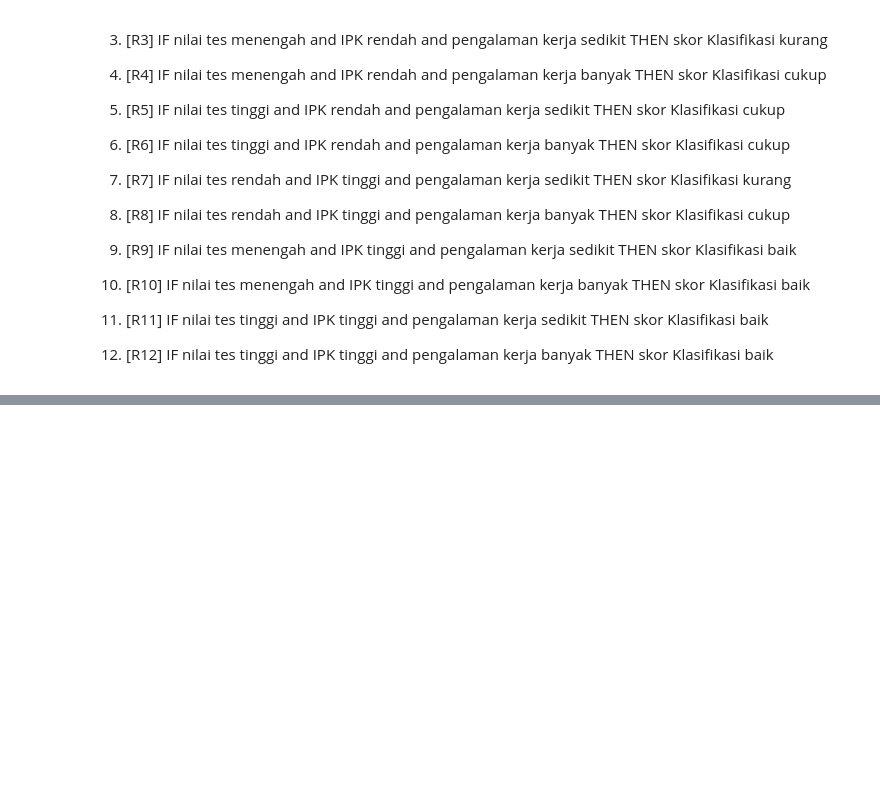
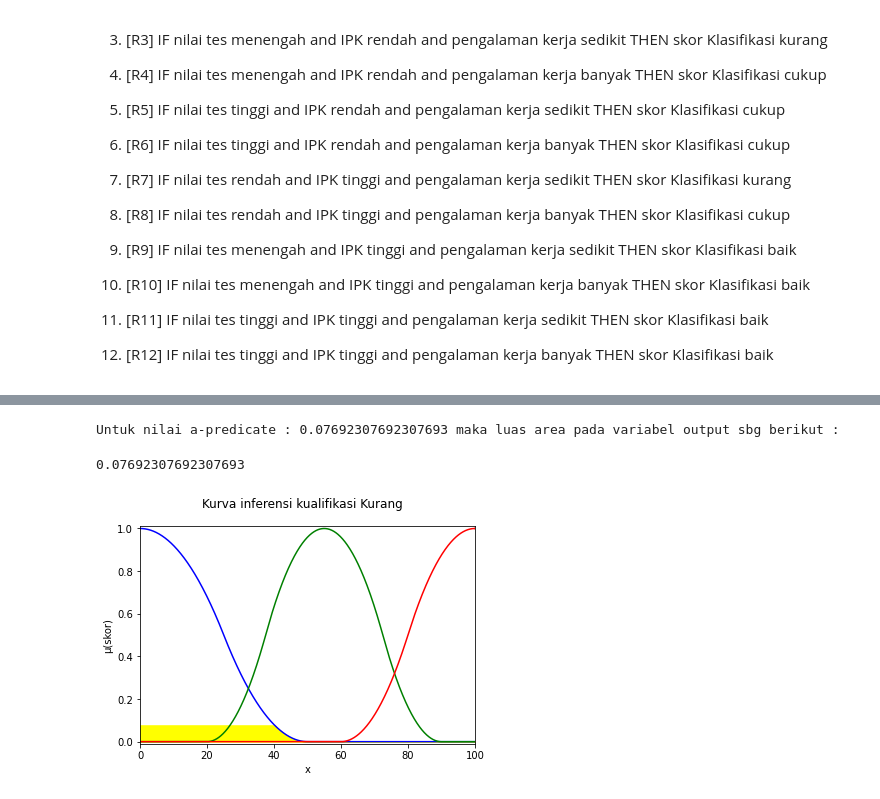
Before and after one commit to ImamSyabana/aplikasi-Fuzzy-Inference-System, a Jupyter notebook: bismillahFIS.ipynb, the cells around one changed output, grey strips where cells are left out. Cells and saved outputs as stored; diff of their text form; code cells hidden in the pictures; blank space fills up the shorter version.

```diff
--- a/bismillahFIS.ipynb
+++ b/bismillahFIS.ipynb
@@ -1615,0 +1302,35 @@ def komposisiMAXkurang():
+# %%
+def alphapredicatekurang3():
+  global clipkualifikasiKurang3
+  #[R3] IF nilai tes menengah and IPK rendah and pengalaman kerja sedikit THEN skor Klasifikasi kurang
+  alphapredicatekurang3 = min(μNilaiMENENGAH , μipkRendah, μpengalamanSedikit )
+  apredicateKurang.append(alphapredicatekurang3)
+  print("Untuk nilai a-predicate : {ap} maka luas area pada variabel output sbg berikut :".format(ap = alphapredicatekurang3))
+  plt.plot(sbX_kualifikasiKurang,sbY_kualifikasiKurang, color = 'blue')
+  plt.plot(sbX_kualifikasiCukup,sbY_kualifikasiCukup, color = 'green')
+  plt.plot(sbX_kualifikasiBaik,sbY_kualifikasiBaik, color = 'red')
+
+  clipkualifikasiKurang3 = []
+  for x in range(len(sbY_kualifikasiKurang)):
+    if sbY_kualifikasiKurang[x] > alphapredicatekurang3:
+      clipkualifikasiKurang3.append(alphapredicatekurang3)
+
+    elif sbY_kualifikasiKurang[x] <= alphapredicatekurang3:
+      clipkualifikasiKurang3.append(sbY_kualifikasiKurang[x])
+    x+=1
+
+  plt.axis([bbSemestaKualifikasi, baSemestaKualifikasi, -0.01 ,1.01])
+  plt.xlabel('x')
+  plt.ylabel('μ(skor)')
+  plt.suptitle('Kurva inferensi kualifikasi Kurang')
+
+  plt.fill_between(sbX_kualifikasiKurang, clipkualifikasiKurang3, color = "yellow")
+  plt.show
+
+  return alphapredicatekurang3
+# %%
+alphapredicatekurang3()
+# %% [output]
+Untuk nilai a-predicate : 0.07692307692307693 maka luas area pada variabel output sbg berikut :
+0.07692307692307693
+[figure, added]
```
Also changed, not shown: parts of 63 cells of this notebook.
